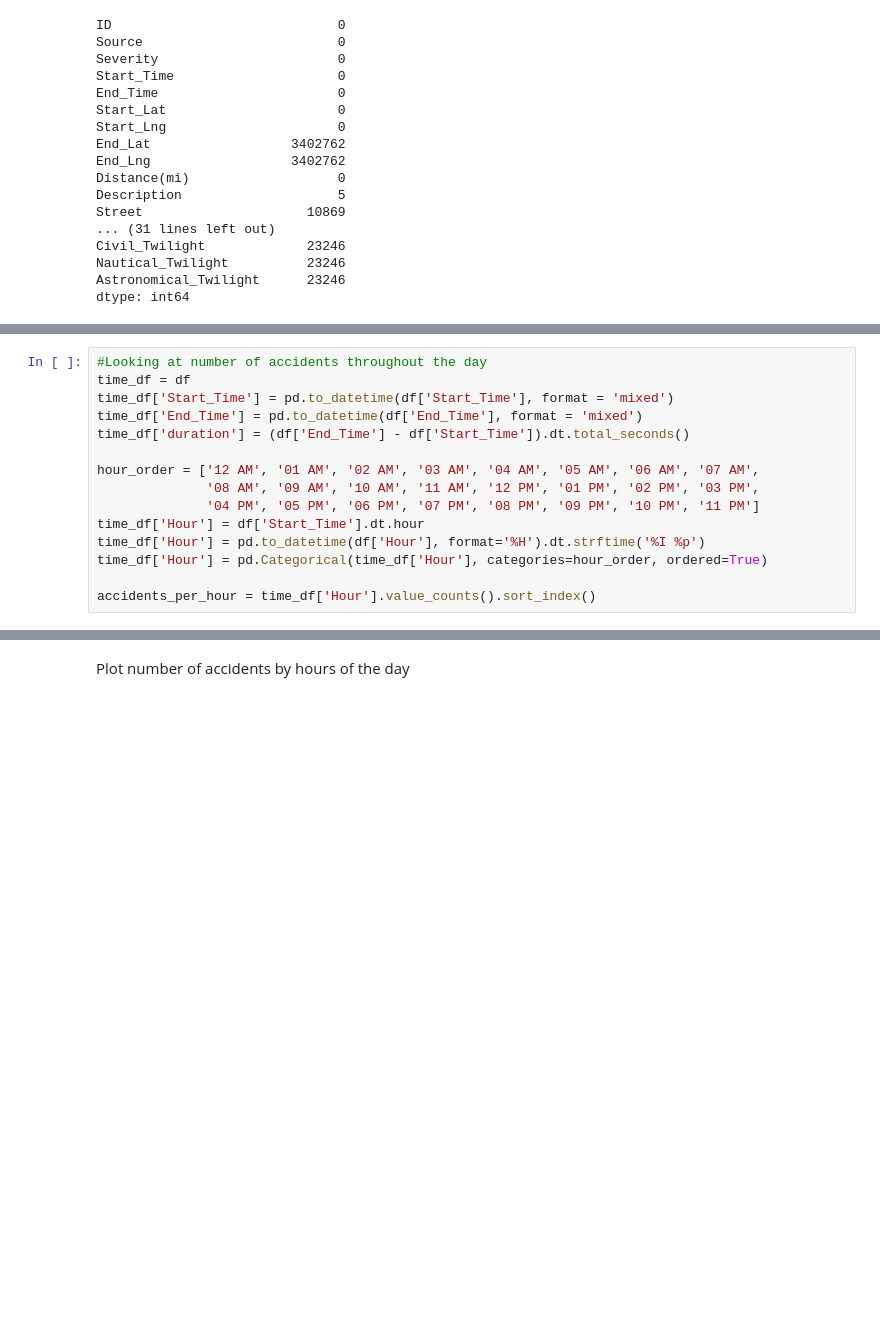
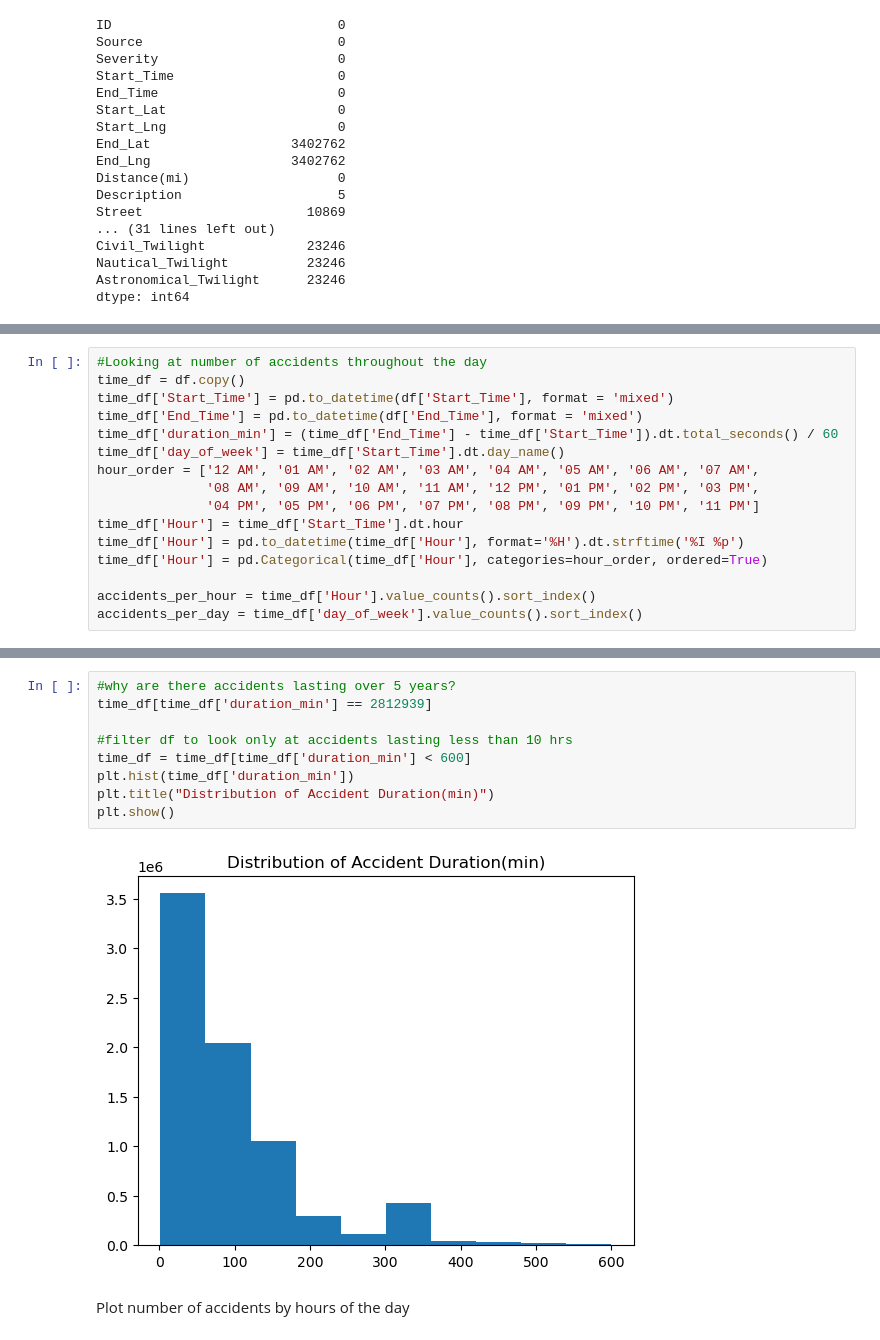
Before and after one commit to melissa236/ORIE3120, a Jupyter notebook: Final_Project.ipynb, the cells around one changed output, grey strips where cells are left out. Saved outputs shown, nothing was run; the diff lists cells and outputs as text; blank space fills up the shorter version.

Commit message:
accidents by severity & duration

```diff
--- a/Final_Project.ipynb
+++ b/Final_Project.ipynb
@@ -81,15 +83,16 @@ dtype: int64
 # %%
 #Looking at number of accidents throughout the day
-time_df = df
+time_df = df.copy()
 time_df['Start_Time'] = pd.to_datetime(df['Start_Time'], format = 'mixed')
 time_df['End_Time'] = pd.to_datetime(df['End_Time'], format = 'mixed')
-time_df['duration'] = (df['End_Time'] - df['Start_Time']).dt.total_seconds()
-
+time_df['duration_min'] = (time_df['End_Time'] - time_df['Start_Time']).dt.total_seconds() / 60
+time_df['day_of_week'] = time_df['Start_Time'].dt.day_name()
 hour_order = ['12 AM', '01 AM', '02 AM', '03 AM', '04 AM', '05 AM', '06 AM', '07 AM',
               '08 AM', '09 AM', '10 AM', '11 AM', '12 PM', '01 PM', '02 PM', '03 PM',
               '04 PM', '05 PM', '06 PM', '07 PM', '08 PM', '09 PM', '10 PM', '11 PM']
-time_df['Hour'] = df['Start_Time'].dt.hour
-time_df['Hour'] = pd.to_datetime(df['Hour'], format='%H').dt.strftime('%I %p')
+time_df['Hour'] = time_df['Start_Time'].dt.hour
+time_df['Hour'] = pd.to_datetime(time_df['Hour'], format='%H').dt.strftime('%I %p')
 time_df['Hour'] = pd.Categorical(time_df['Hour'], categories=hour_order, ordered=True)
 
 accidents_per_hour = time_df['Hour'].value_counts().sort_index()
+accidents_per_day = time_df['day_of_week'].value_counts().sort_index()
@@ -96,3 +111,14 @@ accidents_per_hour = time_df['Hour'].value_counts().sort_index()
+# %%
+#why are there accidents lasting over 5 years?
+time_df[time_df['duration_min'] == 2812939]
+
+#filter df to look only at accidents lasting less than 10 hrs
+time_df = time_df[time_df['duration_min'] < 600]
+plt.hist(time_df['duration_min'])
+plt.title("Distribution of Accident Duration(min)")
+plt.show()
+# %% [output]
+[figure, added]
 # %% [markdown]
 Plot number of accidents by hours of the day
 # %%
```
Also changed, not shown: parts of 6 cells of this notebook, 3 other files.
